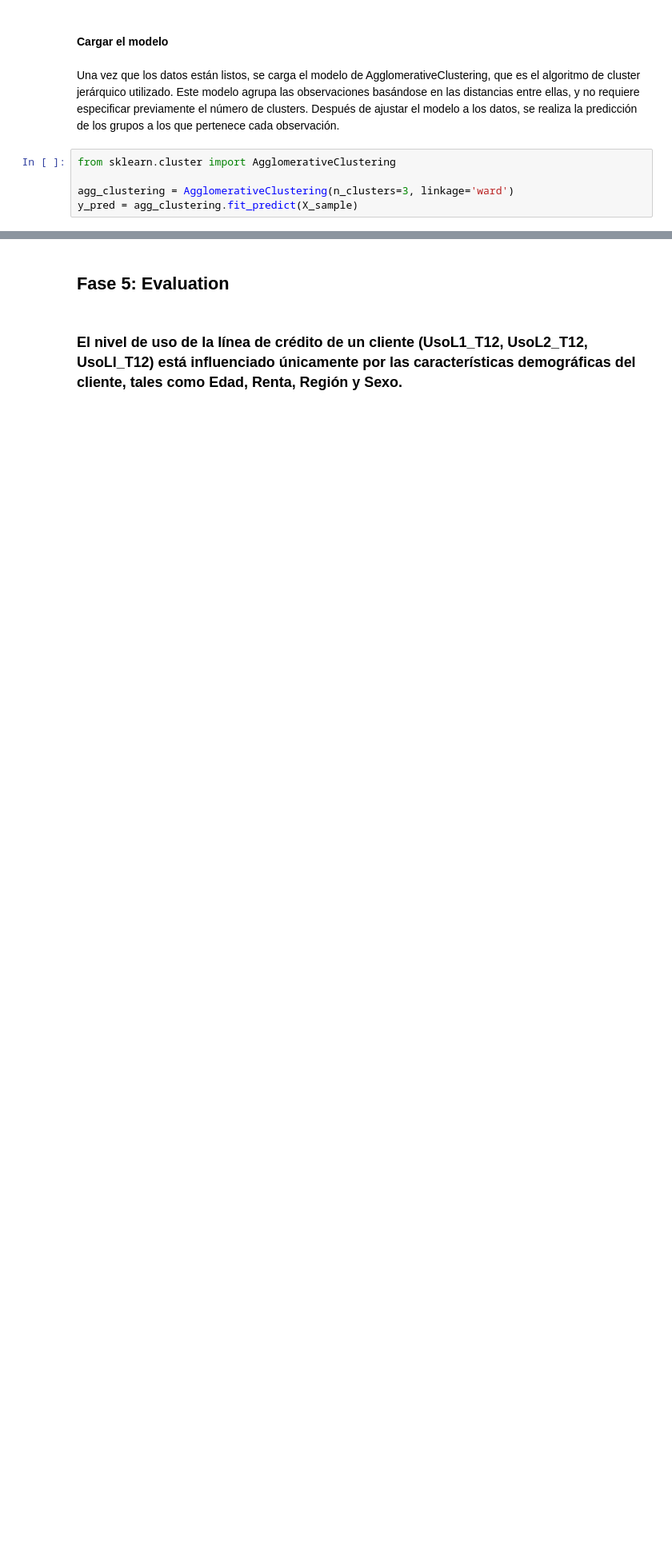
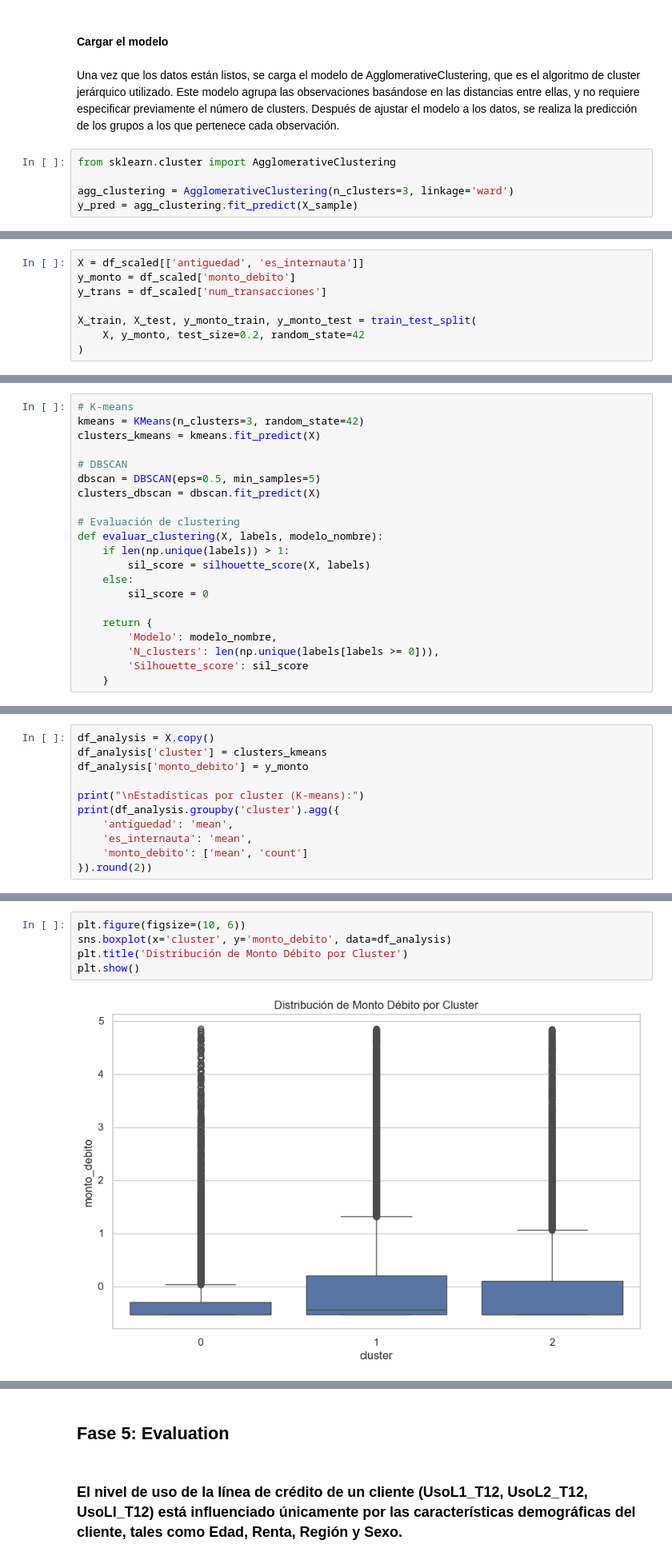
Before and after one commit to Wachitugo/Monopoly, a Jupyter notebook: notebook/monopoly.ipynb, the cells around one changed output, grey strips where cells are left out. Shown at 80% size. Saved outputs shown, nothing was run; the diff lists cells and outputs as text; blank space fills up the shorter version.

```diff
--- a/notebook/monopoly.ipynb
+++ b/notebook/monopoly.ipynb
@@ -823,0 +838,8 @@ y_pred = agg_clustering.fit_predict(X_sample)
+# %%
+X = df_scaled[['antiguedad', 'es_internauta']]
+y_monto = df_scaled['monto_debito']
+y_trans = df_scaled['num_transacciones']
+
+X_train, X_test, y_monto_train, y_monto_test = train_test_split(
+    X, y_monto, test_size=0.2, random_state=42
+)
@@ -823,0 +933,21 @@ y_pred = agg_clustering.fit_predict(X_sample)
+# %%
+# K-means
+kmeans = KMeans(n_clusters=3, random_state=42)
+clusters_kmeans = kmeans.fit_predict(X)
+
+# DBSCAN
+dbscan = DBSCAN(eps=0.5, min_samples=5)
+clusters_dbscan = dbscan.fit_predict(X)
+
+# Evaluación de clustering
+def evaluar_clustering(X, labels, modelo_nombre):
+    if len(np.unique(labels)) > 1:
+        sil_score = silhouette_score(X, labels)
+    else:
+        sil_score = 0
+
+    return {
+        'Modelo': modelo_nombre,
+        'N_clusters': len(np.unique(labels[labels >= 0])),
+        'Silhouette_score': sil_score
+    }
@@ -823,0 +1006,11 @@ y_pred = agg_clustering.fit_predict(X_sample)
+# %%
+df_analysis = X.copy()
+df_analysis['cluster'] = clusters_kmeans
+df_analysis['monto_debito'] = y_monto
+
+print("\nEstadísticas por cluster (K-means):")
+print(df_analysis.groupby('cluster').agg({
+    'antiguedad': 'mean',
+    'es_internauta': 'mean',
+    'monto_debito': ['mean', 'count']
+}).round(2))
@@ -823,0 +1025,7 @@ y_pred = agg_clustering.fit_predict(X_sample)
+# %%
+plt.figure(figsize=(10, 6))
+sns.boxplot(x='cluster', y='monto_debito', data=df_analysis)
+plt.title('Distribución de Monto Débito por Cluster')
+plt.show()
+# %% [output]
+[figure, added]
```
Also changed, not shown: parts of 27 cells of this notebook.
